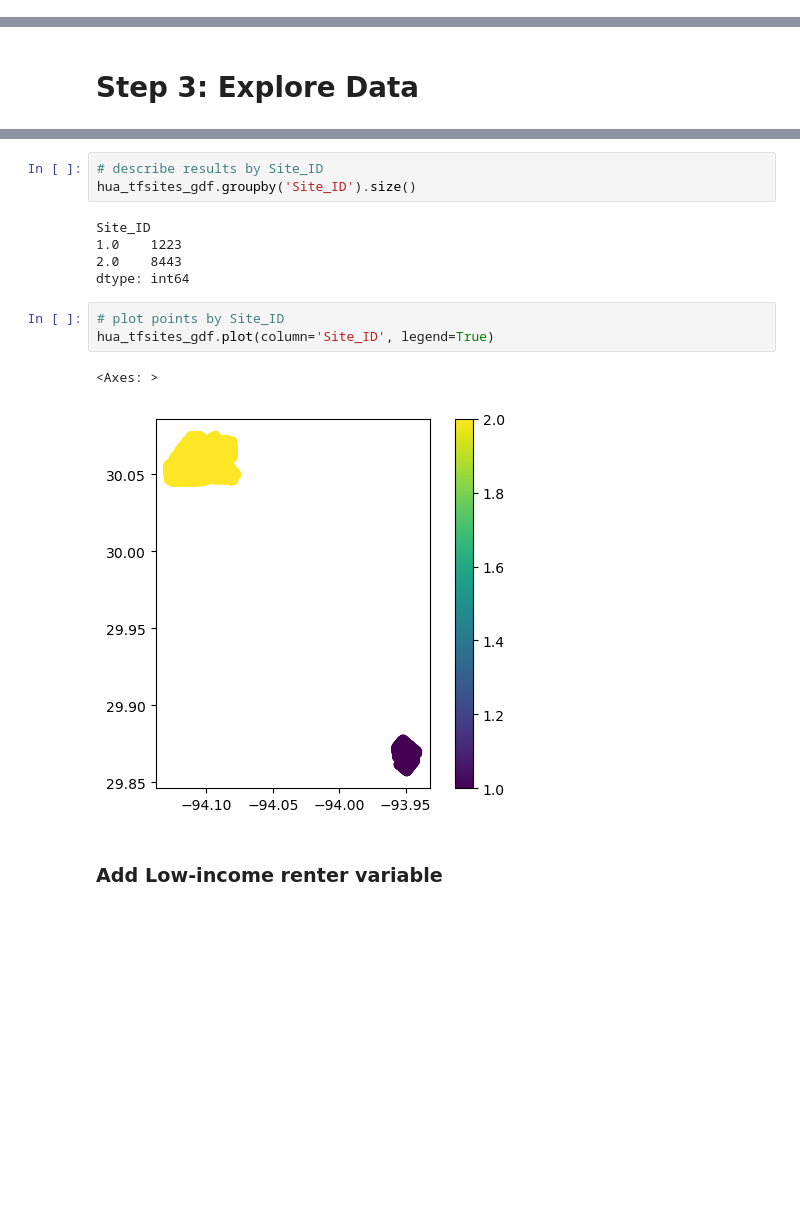
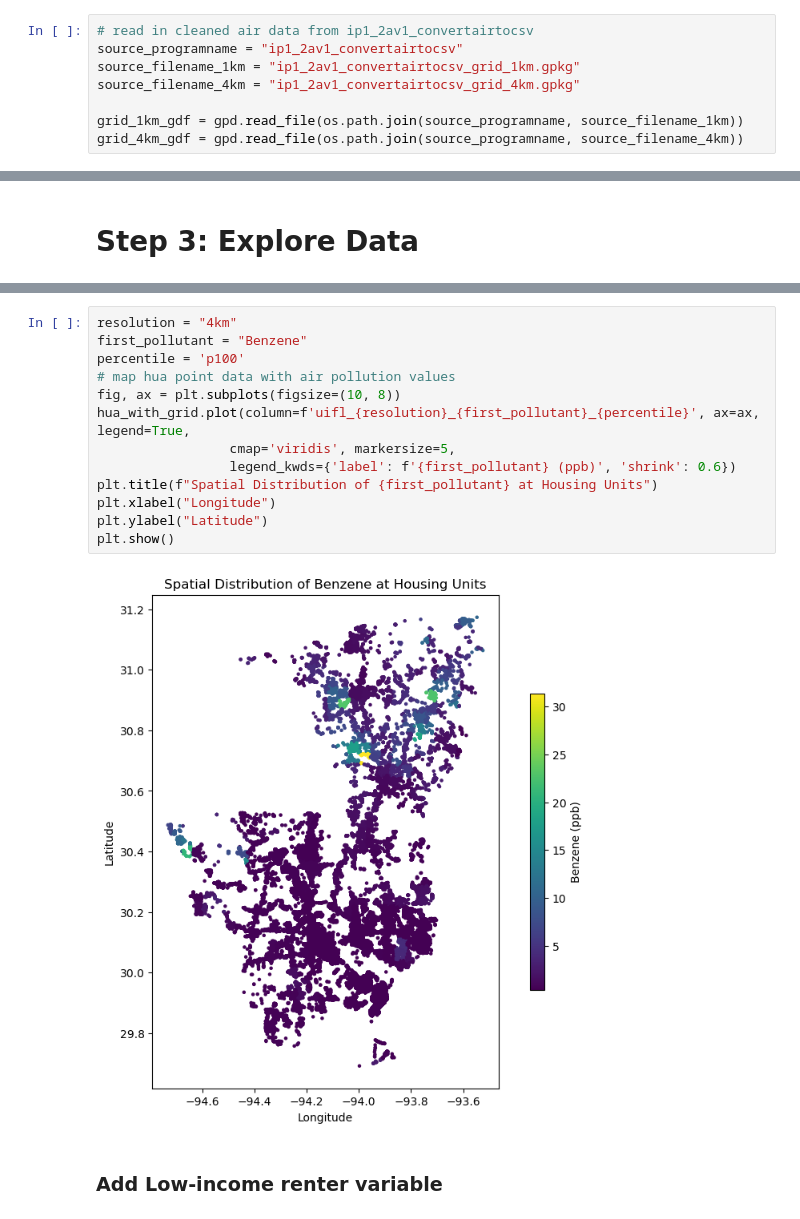
Before and after one commit to npr99/integrate_people_theme1_cookbook, a Jupyter notebook: ip1_2bv1_joinpeopleair.ipynb, the cells around one changed output, grey strips where cells are left out. Drawn from its saved outputs; the diff is of its cells as text; blank space fills up the shorter version.

```diff
--- a/ip1_2bv1_joinpeopleair.ipynb
+++ b/ip1_2bv1_joinpeopleair.ipynb
@@ -294,0 +169,8 @@ plt.show()
+# %%
+# read in cleaned air data from ip1_2av1_convertairtocsv
+source_programname = "ip1_2av1_convertairtocsv"
+source_filename_1km = "ip1_2av1_convertairtocsv_grid_1km.gpkg"
+source_filename_4km = "ip1_2av1_convertairtocsv_grid_4km.gpkg"
+
+grid_1km_gdf = gpd.read_file(os.path.join(source_programname, source_filename_1km))
+grid_4km_gdf = gpd.read_file(os.path.join(source_programname, source_filename_4km))
@@ -1157,17 +592,18 @@ Background Reference - All Housing Units (excluding zeros):
-# %%
-# describe results by Site_ID
-hua_tfsites_gdf.groupby('Site_ID').size()
-# %% [output]
-Site_ID
-1.0    1223
-2.0    8443
-dtype: int64
-# %%
-# plot points by Site_ID
-hua_tfsites_gdf.plot(column='Site_ID', legend=True)
-# %% [output]
-<Axes: >
-[figure, removed]
+# %%
+resolution = "4km"
+first_pollutant = "Benzene"
+percentile = 'p100'
+# map hua point data with air pollution values
+fig, ax = plt.subplots(figsize=(10, 8))
+hua_with_grid.plot(column=f'uifl_{resolution}_{first_pollutant}_{percentile}', ax=ax, legend=True,
+                 cmap='viridis', markersize=5,
+                 legend_kwds={'label': f'{first_pollutant} (ppb)', 'shrink': 0.6})
+plt.title(f"Spatial Distribution of {first_pollutant} at Housing Units")
+plt.xlabel("Longitude")
+plt.ylabel("Latitude")
+plt.show()
+# %% [output]
+[figure, added]
 # %% [markdown]
 ### Add Low-income renter variable
 # %%
```
Also changed, not shown: parts of 42 cells of this notebook, 2 other files.
